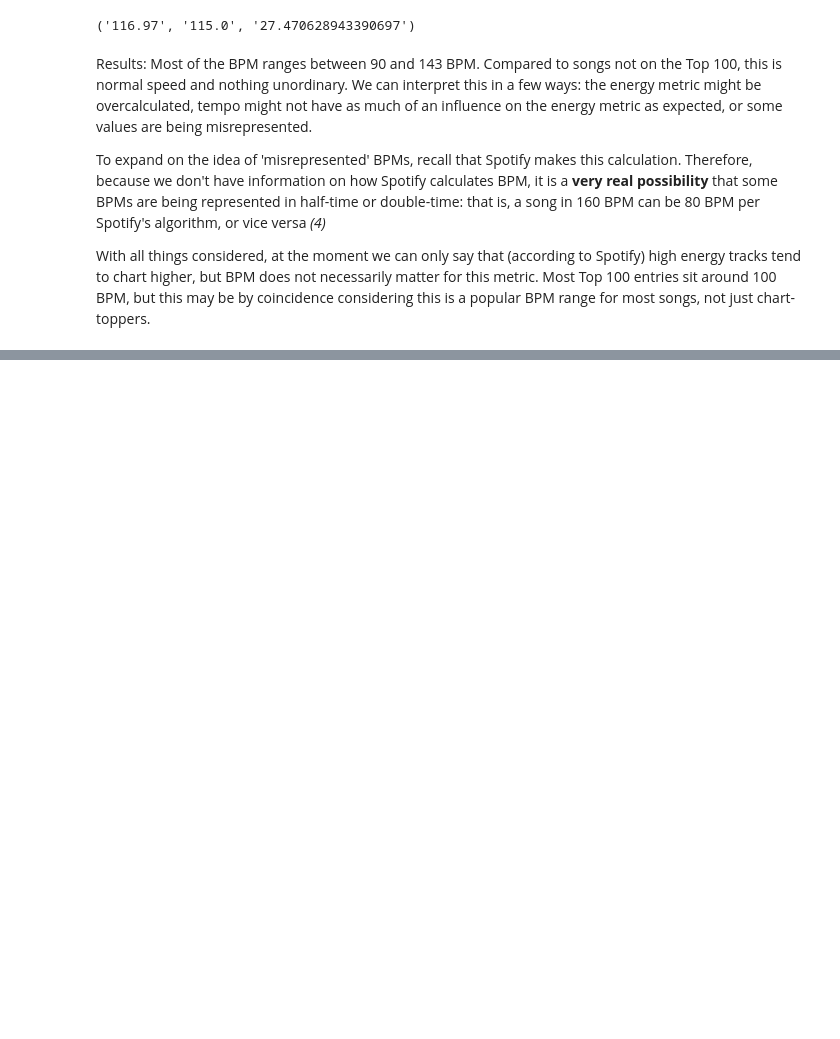
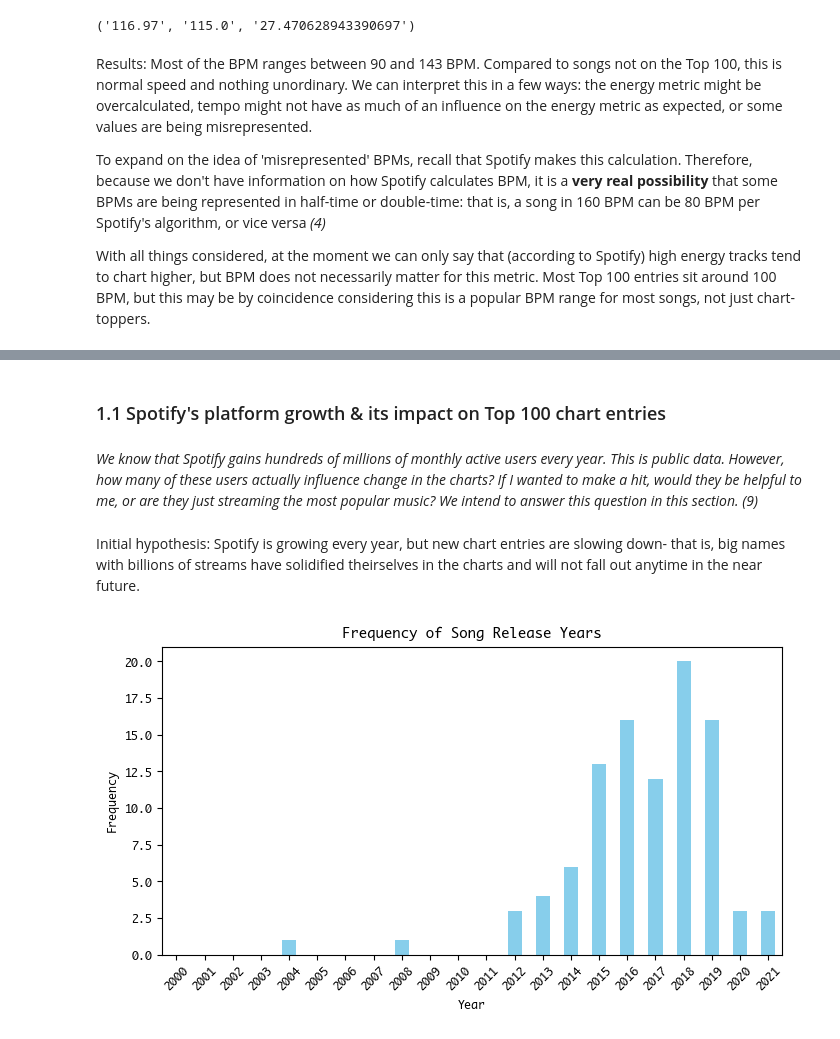
Before and after one commit to buiswrld/soundscaping, a Jupyter notebook: results.ipynb, the cells around one changed output, grey strips where cells are left out. Cells and saved outputs as stored; diff of their text form; code cells hidden in the pictures; blank space fills up the shorter version.

```diff
--- a/results.ipynb
+++ b/results.ipynb
@@ -61,0 +214,10 @@ With all things considered, at the moment we can only say that (according to Spo
+# %% [markdown]
+### 1.1 Spotify's platform growth & its impact on Top 100 chart entries
+# %% [markdown]
+*We know that Spotify gains hundreds of millions of monthly active users every year. This is public data. However, how many of these users actually influence change in the charts? If I wanted to make a hit, would they be helpful to me, or are they just streaming the most popular music? We intend to answer this question in this section. (9)*
+# %% [markdown]
+Initial hypothesis: Spotify is growing every year, but new chart entries are slowing down- that is, big names with billions of streams have solidified theirselves in the charts and will not fall out anytime in the near future.
+# %%
+renderer.plot_year_frequency(df_top100s, "year", range(2000, 2022) )
+# %% [output]
+[figure, added]
```
Also changed, not shown: parts of 34 cells of this notebook, 3 other files.
